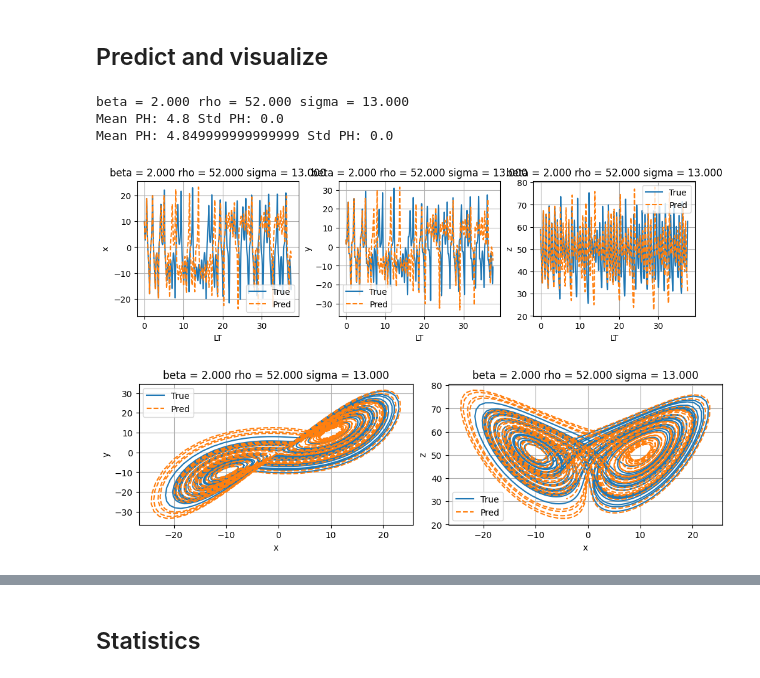
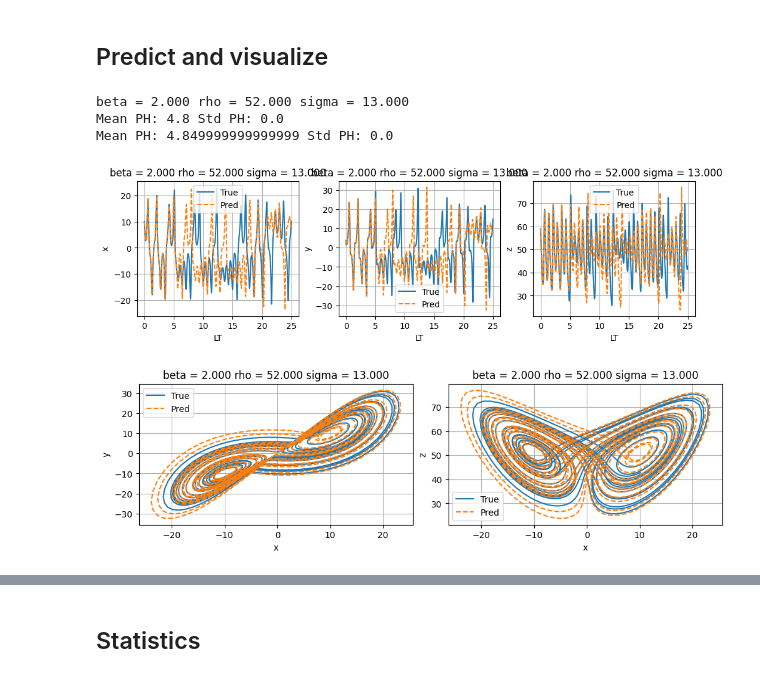
Before and after one commit to MagriLab/Adjoint-ESN, a Jupyter notebook: src/run_dyn_sys_from_results.ipynb, the cells around one changed output, grey strips where cells are left out. Cells and saved outputs as stored; diff of their text form; code cells hidden in the pictures.

```diff
--- a/src/run_dyn_sys_from_results.ipynb
+++ b/src/run_dyn_sys_from_results.ipynb
@@ -495,7 +495,7 @@ plt.ylim([5,45])
 ## Predict and visualize
 # %%
 transient_time = 20
-loop_times = [30] * 1
+loop_times = [20] * 1
 sim_time = np.sum(loop_times) + transient_time + len(loop_times)*washout_time
 
 if sys == Lorenz63:
@@ -591,32 +591,32 @@ for p_idx, p in enumerate(p_list):
             vis.plot_phase_space(data[loop_name]["y"][-phase_space_steps:],
                              y_pred[-phase_space_steps:],
                              idx_pair=k,
                              xlabel=k[0].name,
                              ylabel=k[1].name,
                              title=regime_str,
                              linestyle=['-','--'],
                              legend=['True','Pred'])
 
         # fig = plt.figure(figsize = (10,5),constrained_layout=True)
         # vis.plot_lorenz63_attractor(fig, data[loop_name]["y"],y_pred,length=phase_space_steps)
 
         # plot statistics
         # plt.figure(figsize = (15,3),constrained_layout=True)
         # for j, k in enumerate(plt_idx):
         #     plt.subplot(1,len(plt_idx),j+1)
         #     vis.plot_statistics(data[loop_name]["y"][:,k],
         #                         # y_pred[:,k],
         #                         title=regime_str,
         #                         ylabel='PDF',
         #                         linestyle=['-','--'],
         #                         legend=['True','Pred'])
 
     print('Mean PH:', np.mean(PH), 'Std PH:', np.std(PH))
     print('Mean PH:', np.mean(PH2), 'Std PH:', np.std(PH2))
     print('\n')
 # %% [output]
 beta = 2.000 rho = 52.000 sigma = 13.000
 Mean PH: 4.8 Std PH: 0.0
 Mean PH: 4.849999999999999 Std PH: 0.0
-[figure, old version]
+[figure, new version]
-[figure, old version]
+[figure, new version]
```
Also changed, not shown: parts of 3 cells of this notebook, 11 other files.
